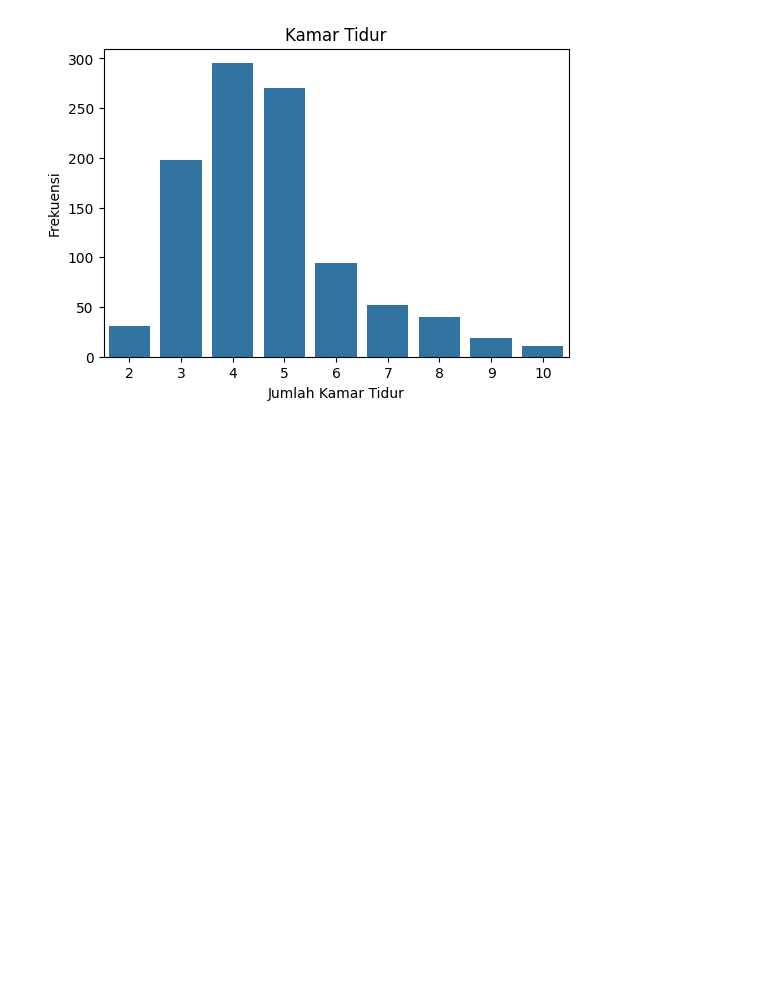
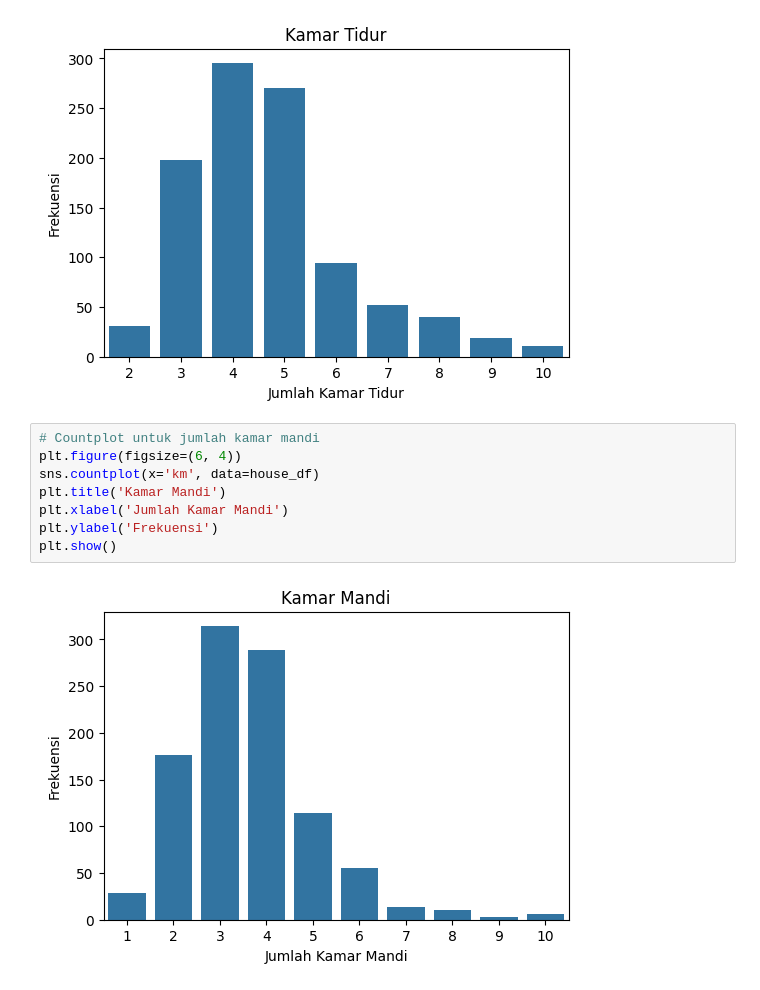
Before and after one commit to danendradipa/house-prediction, a Jupyter notebook: house_predict.ipynb, the cells around one changed output. Cells and saved outputs as stored; diff of their text form; blank space fills up the shorter version.

Commit message:
feat: bathroom visualization

```diff
--- a/house_predict.ipynb
+++ b/house_predict.ipynb
@@ -173,3 +173,13 @@ plt.ylabel('Frekuensi')
 plt.show()
 # %% [output]
 [figure]
+# %%
+# Countplot untuk jumlah kamar mandi
+plt.figure(figsize=(6, 4))
+sns.countplot(x='km', data=house_df)
+plt.title('Kamar Mandi')
+plt.xlabel('Jumlah Kamar Mandi')
+plt.ylabel('Frekuensi')
+plt.show()
+# %% [output]
+[figure, added]
```
